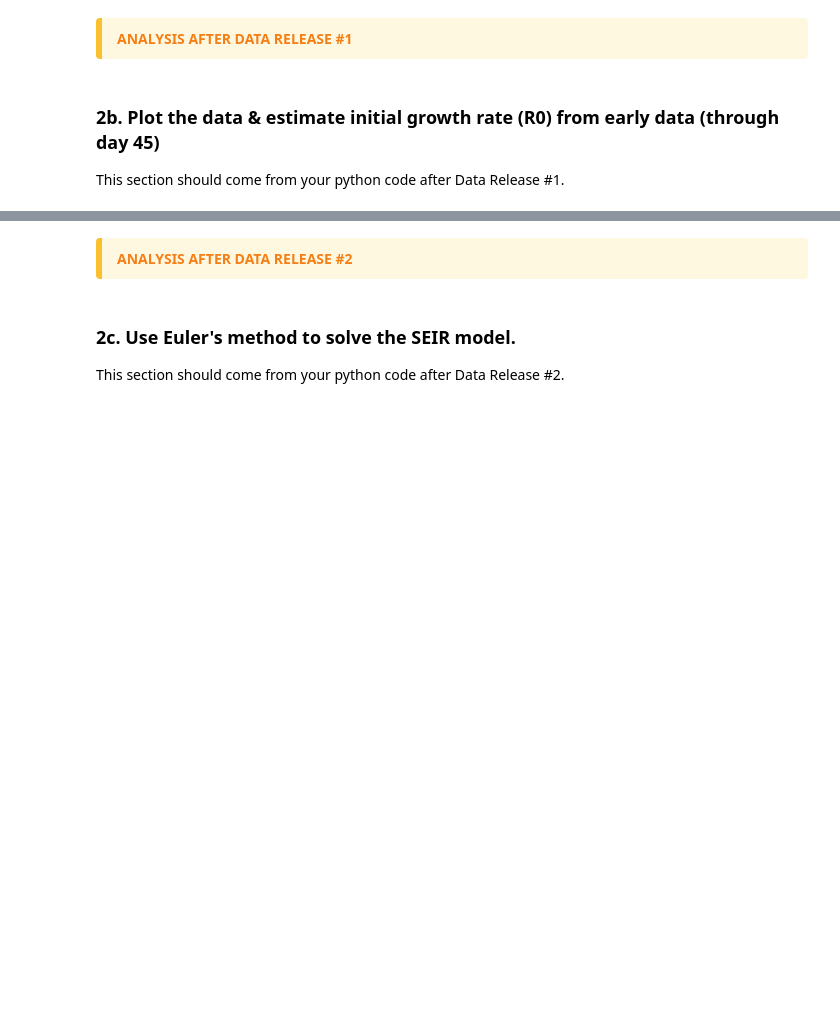
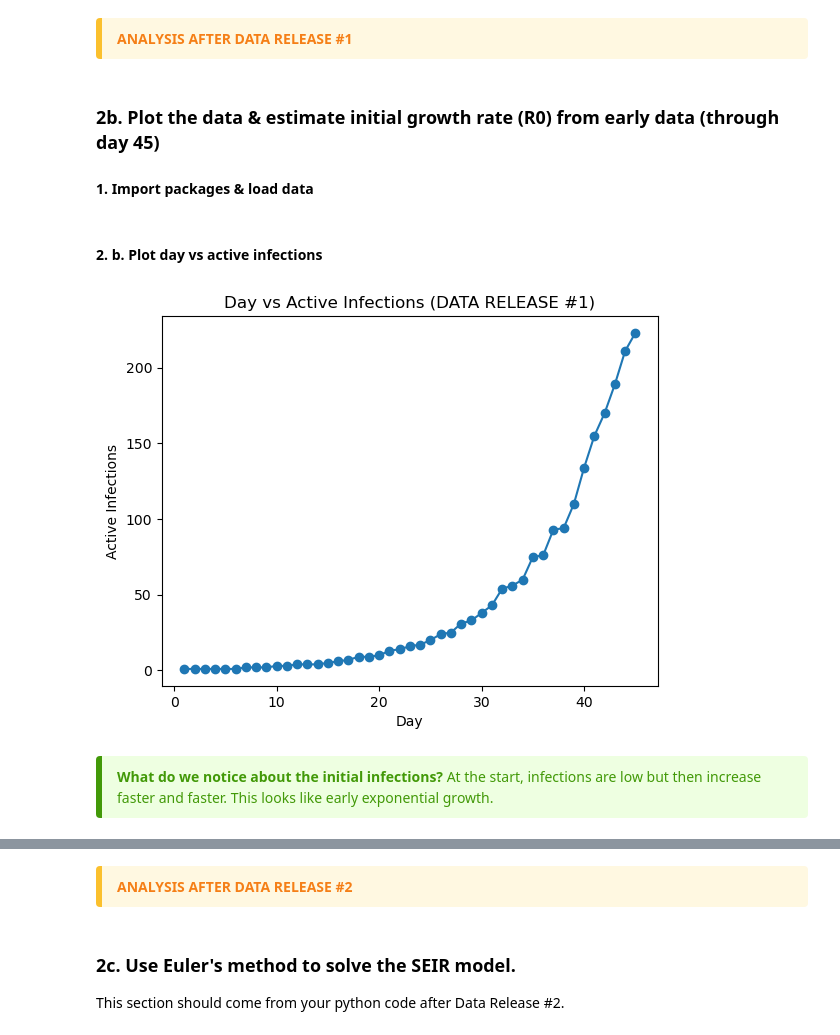
Before and after one commit to Chrisyjo23/Module-2-Epidemics-SIR-Modeling, a Jupyter notebook: Notebook examples/Template_student_final_notebook.ipynb, the cells around one changed output, grey strips where cells are left out. Drawn from its saved outputs; the diff is of its cells as text; code cells hidden in the pictures; blank space fills up the shorter version.

```diff
--- a/Notebook examples/Template_student_final_notebook.ipynb
+++ b/Notebook examples/Template_student_final_notebook.ipynb
@@ -37,4 +51,43 @@ This section should be filled out sequentially as a full report of the work you'
 </div>
 # %% [markdown]
 ### 2b. Plot the data & estimate initial growth rate (R0) from early data (through day 45)
-This section should come from your python code after Data Release #1.
+
+#### 1. Import packages & load data
+# %%
+import pandas as pd
+import matplotlib.pyplot as plt
+import numpy as np
+from scipy.stats import linregress
+
+
+# Load the data
+data = pd.read_csv(
+    'C:\\Users\\chris_5y66qc1\\Downloads\\Academic File (Spring 2026)\\Computational BME\\Module-2-Epidemics-SIR-Modeling\\Data\\mystery_virus_daily_active_counts_RELEASE#1.csv',
+    parse_dates=['date'], header=0, index_col=None
+)
+# %% [markdown]
+#### 2. b. Plot day vs active infections
+# %%
+plt.plot(data['day'], data['active reported daily cases'], marker='o')
+plt.xlabel('Day')
+plt.ylabel('Active Infections')
+plt.title('Day vs Active Infections (DATA RELEASE #1)')
+plt.show()
+# %% [output]
+[figure, added]
+# %% [markdown]
+<div style="
+    border-left: 6px solid #429908;
+    background-color: #eeffe1;
+    padding: 10px 15px;
+    border-radius: 4px;
+">
+<b style="color:#429908;">
+What do we notice about the initial infections?
+</b>
+
+<span style="color:#429908; font-weight: normal;">
+At the start, infections are low but then increase faster and faster. This looks like early exponential growth.
+</span>
+
+</div>
```
Also changed, not shown: parts of 15 cells of this notebook.
